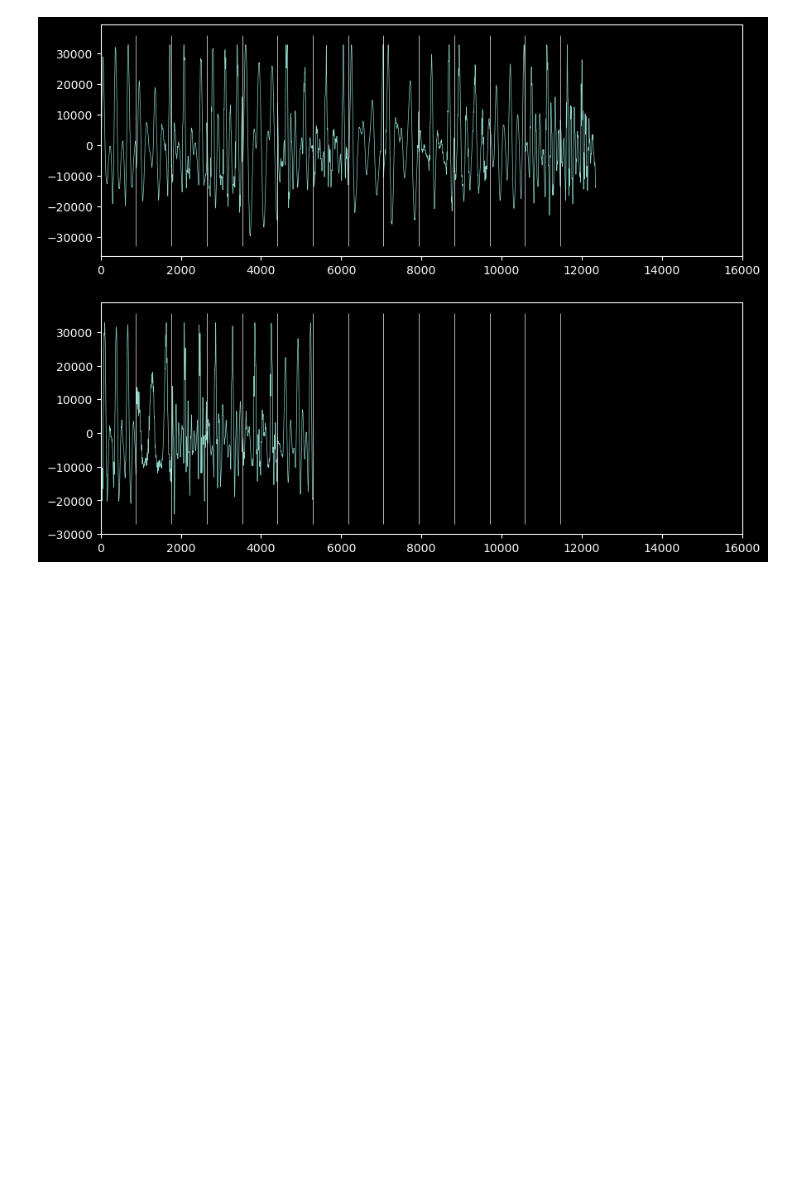
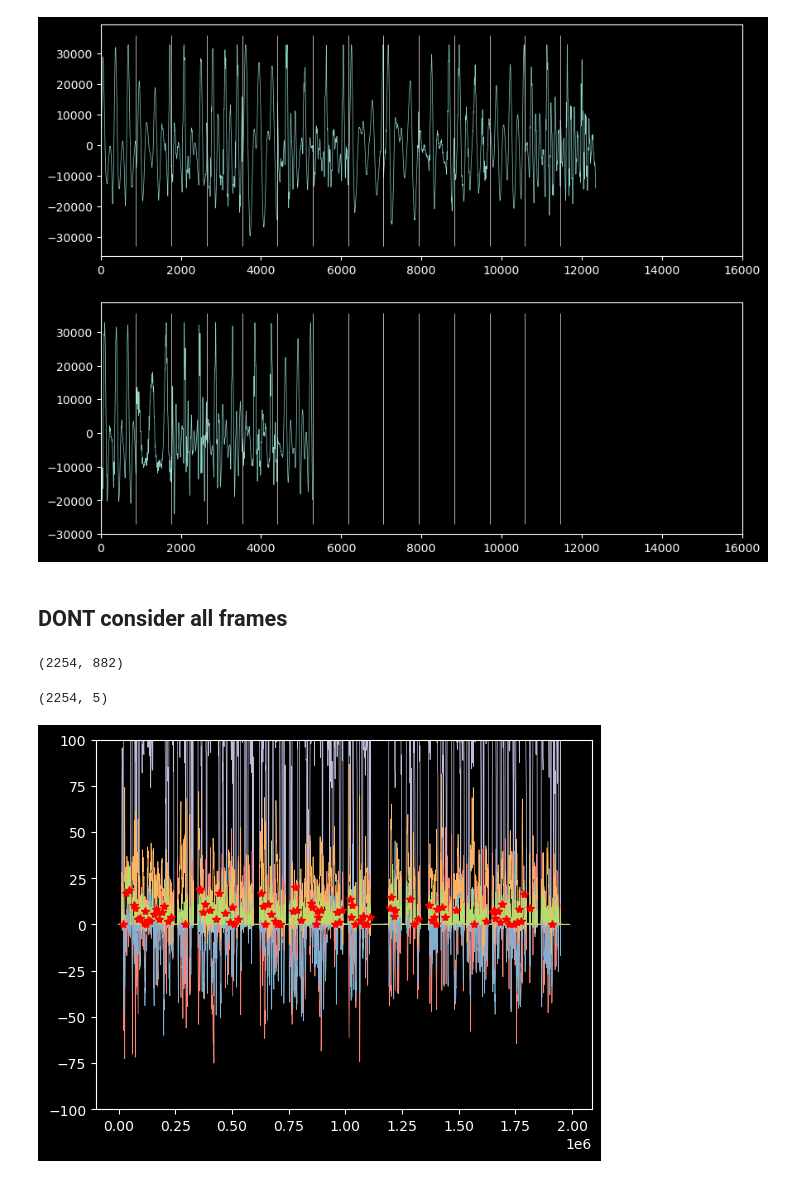
Before and after one commit to TobiasBjork/VowelProject, a Jupyter notebook: features.ipynb, the cells around one changed output. Saved outputs shown, nothing was run; the diff lists cells and outputs as text; code cells hidden in the pictures; blank space fills up the shorter version.

```diff
--- a/features.ipynb
+++ b/features.ipynb
@@ -23,6 +28,14 @@ plt.close("all")
 # %%
 audio_path = "audio_preproc/180923214834-Y20UOTIE-text-000_pp.wav"
 Fs, audio = wavfile.read(audio_path)
+
+fl = int(0.02 * Fs)
+
+audio_norm = audio / audio.std()
+frames_all, f_start_all = tools.split_frames(audio_norm, fl, Fs, vol_thr=0.1)
+f_start_all = f_start_all[:-1]
+frames_all = np.array(frames_all[:-1])
+
 model_path = "models/vosk-model-small-sv-rhasspy-0.15/"
 if "model" not in locals():
     model = Model(model_path)
@@ -78,21 +183,9 @@ def get_mfcc(x, Fs):
 # %%
 reload(tools)
-fl = int(0.02 * Fs)
 
 grouped_frames = {v: [] for v in tools.VOWELS_SV}
 grouped_features = {v: [] for v in tools.VOWELS_SV}
 grouped_hnr = {v: [] for v in tools.VOWELS_SV}
-
-
-grouped_df = pd.DataFrame(columns=["vowel"])
-segments, vowels_per_segment = tools.segment_by_words(
-    words, audio, Fs, tools.VOWELS_SV, signal_pad=0.02
-)
-segments_conf1 = []
-
-for i, w in enumerate(words):
-    if w["conf"] >= 1:
-        segments_conf1.append(segments[i])
 
 for k, w in enumerate(words_conf1):
     word = w["word"]
@@ -111,7 +204,7 @@ for k, w in enumerate(words_conf1):
         v = vowels[i]
         f = frames[p]
         grouped_frames[v].append(f)
-        mfcc = get_mfcc(f, Fs)
+        mfcc = tools.get_mfcc(f, Fs)
         grouped_features[v].append(mfcc)
         grouped_hnr[v].append(hnr_frames[p])
 # %%
@@ -244,3 +337,26 @@ wavfile.write("output/liers_out.wav", Fs, stitched_out)
 # %% [output]
 inliers 70.0 %
 [figure]
+# %% [markdown]
+## DONT consider all frames
+# %%
+reload(tools)
+
+print(frames_all.shape)
+
+mfcc = tools.get_mfcc(frames_all, Fs, n=5).T
+hnr = np.array([get_HNR(f, Fs) for f in frames_all])
+
+print(mfcc.shape)
+
+plt.figure()
+plt.plot(audio_norm)
+plt.plot(f_start_all, mfcc)
+plt.plot(f_start_all, hnr)
+plt.plot(f_start_all[is_vowel_all.astype(bool)], hnr[is_vowel_all.astype(bool)], "*r")
+plt.ylim(-100, 100)
+plt.show()
+# %% [output]
+(2254, 882)
+(2254, 5)
+[figure, added]
```
Also changed, not shown: parts of 10 cells of this notebook, 1 other file.
